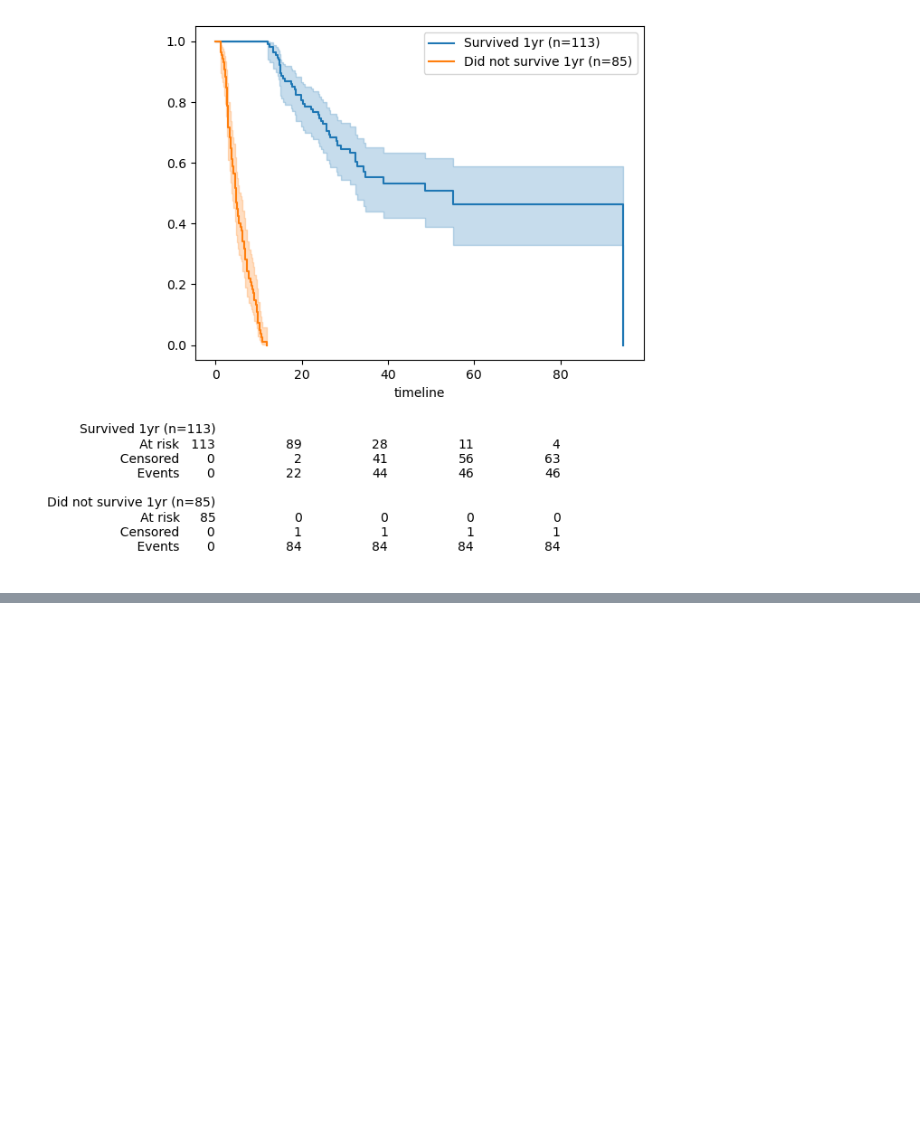
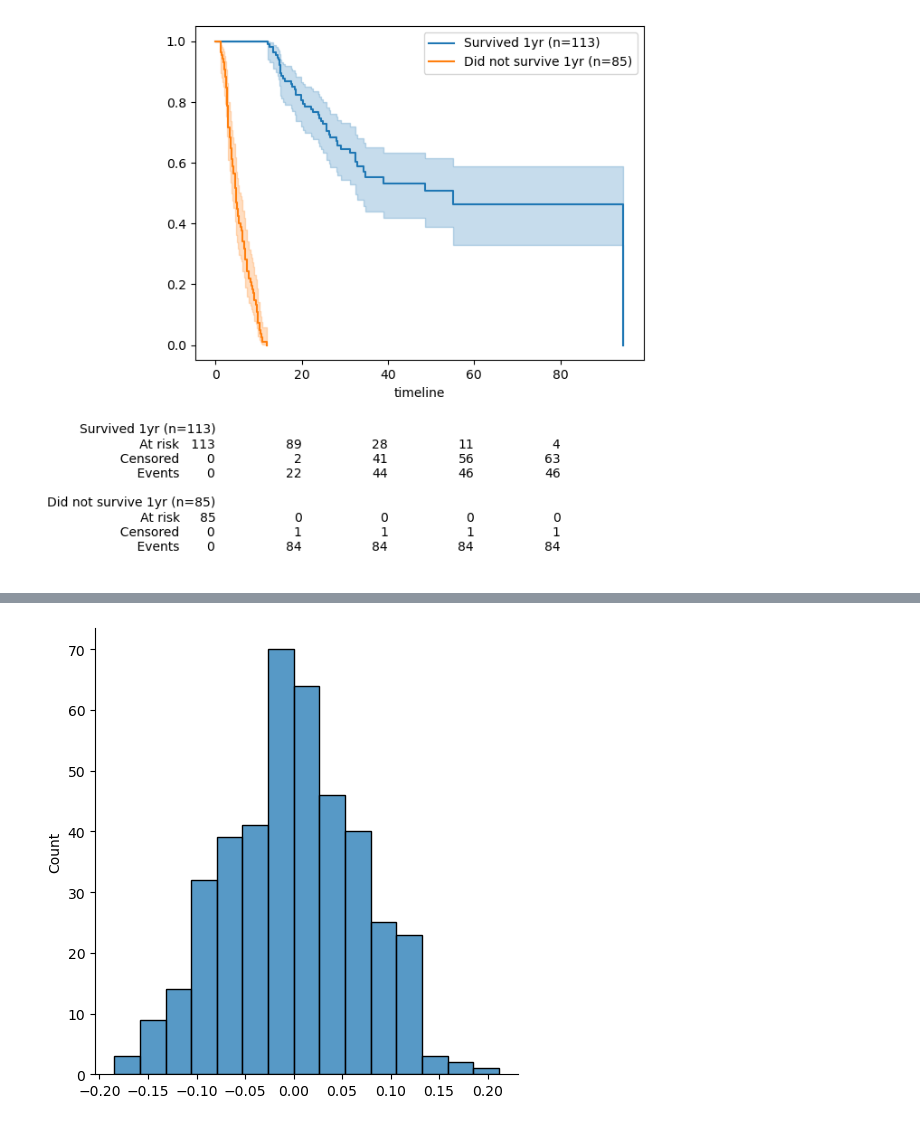
Before and after one commit to iskandr/bcb731, a Jupyter notebook: notebooks/3 - p-values vs accuracy.ipynb, the cells around one changed output, grey strips where cells are left out. Cells and saved outputs as stored; diff of their text form; code cells hidden in the pictures; blank space fills up the shorter version.

```diff
--- a/notebooks/3 - p-values vs accuracy.ipynb
+++ b/notebooks/3 - p-values vs accuracy.ipynb
@@ -279,4 +299,4 @@ sns.displot(correlations_1)
 # %%
 # generate raw features to use in a classifier from the PATIENT/SAMPLE IDs (!!)
-df_new_features_2 = generate_kmer_features(df_join_inner.Top_3_Neoantigen_Sequences, k=2, ignore="|")
+df_new_features_2 = generate_kmer_features(df_join.Top_3_Neoantigen_Sequences, k=2, ignore="|")
 df_new_features_2
@@ -283,8 +323,11 @@ df_new_features_2
 # %%
 # get the correlation of every feature with the target label
-correlations_2 = df_new_features_2.corrwith(df_join_inner.survived_1yr);
+correlations_2 = df_new_features_2.corrwith(df_join.survived_1yr);
 # plot the distribution of random correlations
-sns.displot(correlations_2)
+g = sns.displot(correlations_2)
+g.savefig("label-correlation-with-k1-aa-counts-histogram.png")
+# %% [output]
+[figure, added]
 # %%
 # to look at the impact of generating more features, let's try every order of counts from 1 to 10
 order_to_count_features = {}
```
Also changed, not shown: parts of 56 cells of this notebook.
